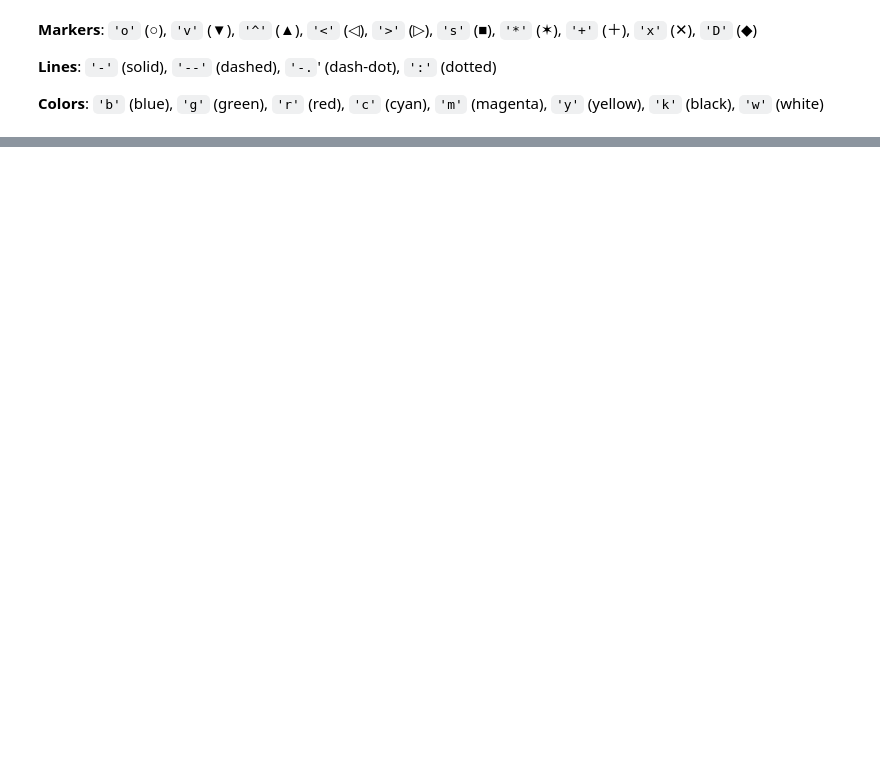
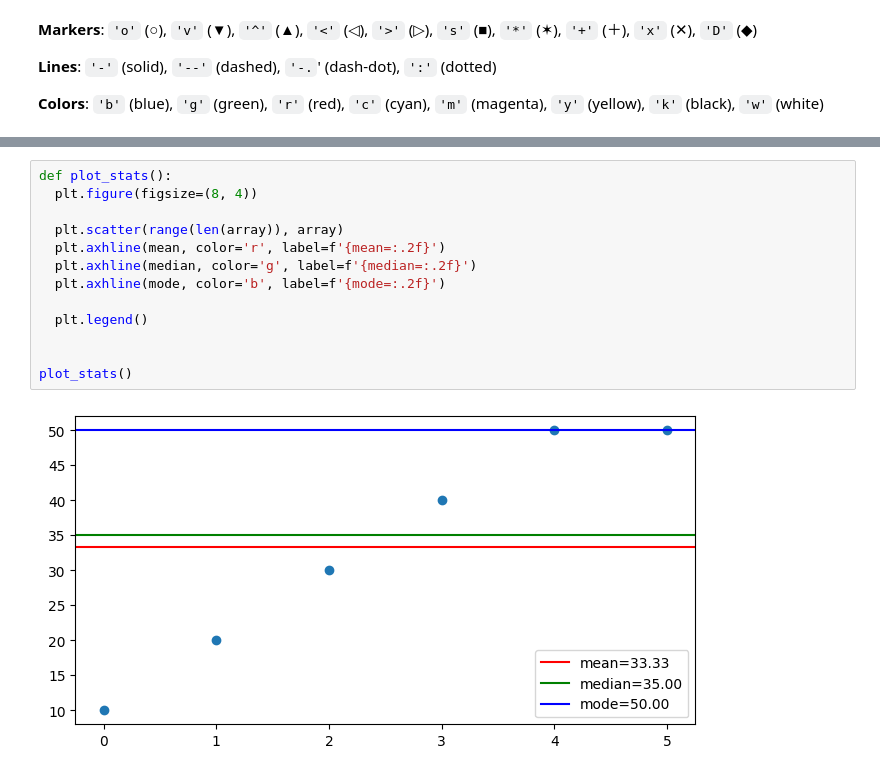
Before and after one commit to k26rahul/ml-april-25, a Jupyter notebook: fcc-MAGIC/tasks.ipynb, the cells around one changed output, grey strips where cells are left out. Cells and saved outputs as stored; diff of their text form; blank space fills up the shorter version.

```diff
--- a/fcc-MAGIC/tasks.ipynb
+++ b/fcc-MAGIC/tasks.ipynb
@@ -37,3 +45,18 @@ np.int64(30)
+# %%
+def plot_stats():
+  plt.figure(figsize=(8, 4))
+
+  plt.scatter(range(len(array)), array)
+  plt.axhline(mean, color='r', label=f'{mean=:.2f}')
+  plt.axhline(median, color='g', label=f'{median=:.2f}')
+  plt.axhline(mode, color='b', label=f'{mode=:.2f}')
+
+  plt.legend()
+
+
+plot_stats()
+# %% [output]
+[figure, added]
 # %%
 def plot_stats():
   plt.figure(figsize=(8, 4))
```
Also changed, not shown: parts of 9 cells of this notebook, 2 other files.
